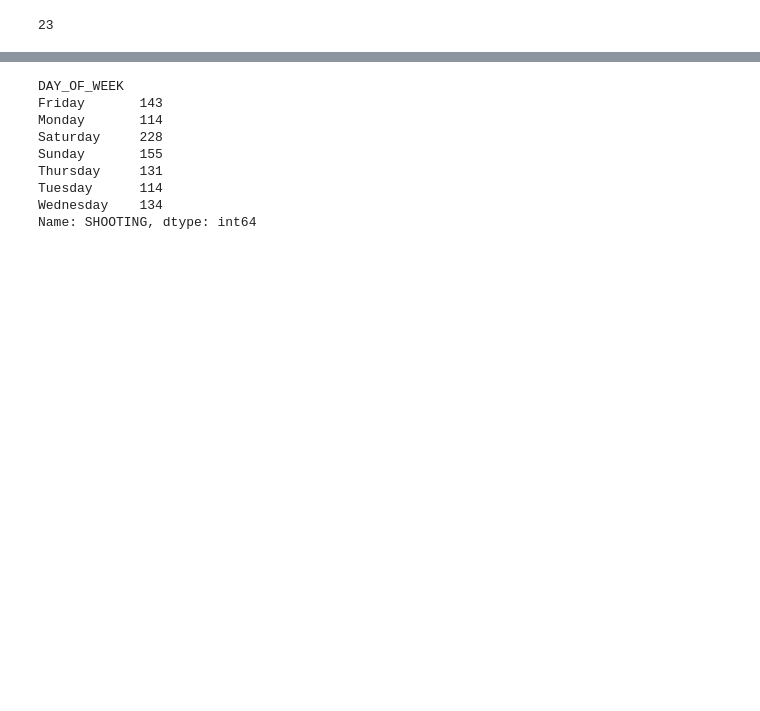
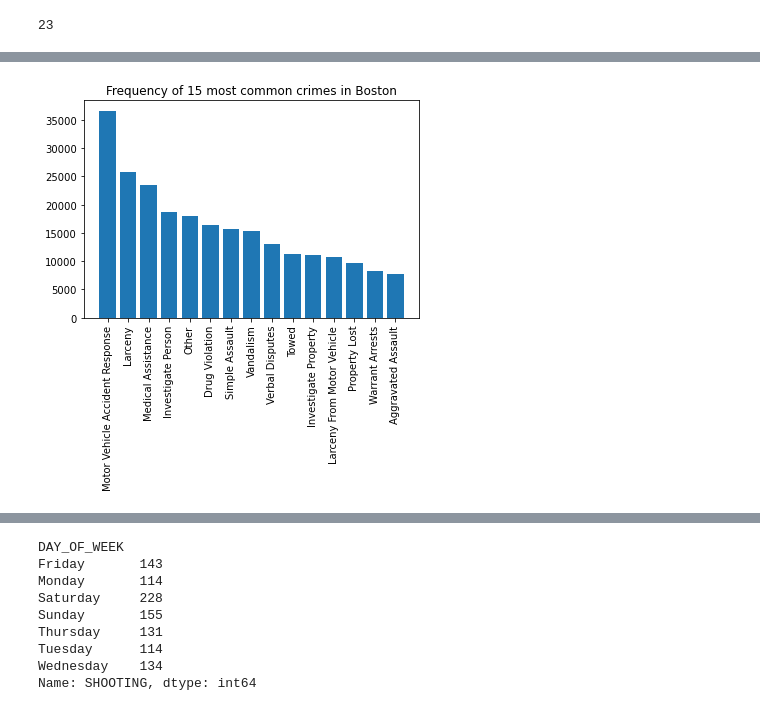
Before and after one commit to tomek95123/Udacity_project1, a Jupyter notebook: udacity_project_1.ipynb, the cells around one changed output, grey strips where cells are left out. Cells and saved outputs as stored; diff of their text form; code cells hidden in the pictures; blank space fills up the shorter version.

```diff
--- a/udacity_project_1.ipynb
+++ b/udacity_project_1.ipynb
@@ -5,7 +7,7 @@ import matplotlib.pyplot as plt
 # %% [markdown]
 ## Load dataset
 # %%
-data = pd.read_csv('Desktop\\crime.csv', encoding = 'latin')
+data = pd.read_csv('crime.csv', encoding = 'latin')
 # %%
 data.head()
 # %% [output]
@@ -17,6 +19,10 @@ data.head()
 | 4 | I182070938 | 3114 | Investigate Property | INVESTIGATE PROPERTY | B3 | 421 | ... |
 # %% [markdown]
 ## Data cleaning
+# %%
+# replace -1 in Latitude /Longitude with None
+data['Lat'] = data['Lat'].replace(-1,None)
+data['Long'] = data['Long'].replace(-1,None)
 # %%
 # null values
 data.isna().sum()
@@ -92,0 +125,11 @@ data[data.duplicated()].sort_values(by = 'INCIDENT_NUMBER').head()
+# %%
+# Let us delete missing district values
+data3 = data[data['DISTRICT'].notna()]
+# %%
+df = data3['OFFENSE_CODE_GROUP'].value_counts().sort_values(ascending = False)[:15]
+plt.bar(df.index, height = df)
+plt.xticks(ticks=range(len(df)), labels=df.index, rotation=90)
+plt.title('Frequency of 15 most common crimes in Boston')
+plt.show()
+# %% [output]
+[figure, added]
```
Also changed, not shown: parts of 75 cells of this notebook.
